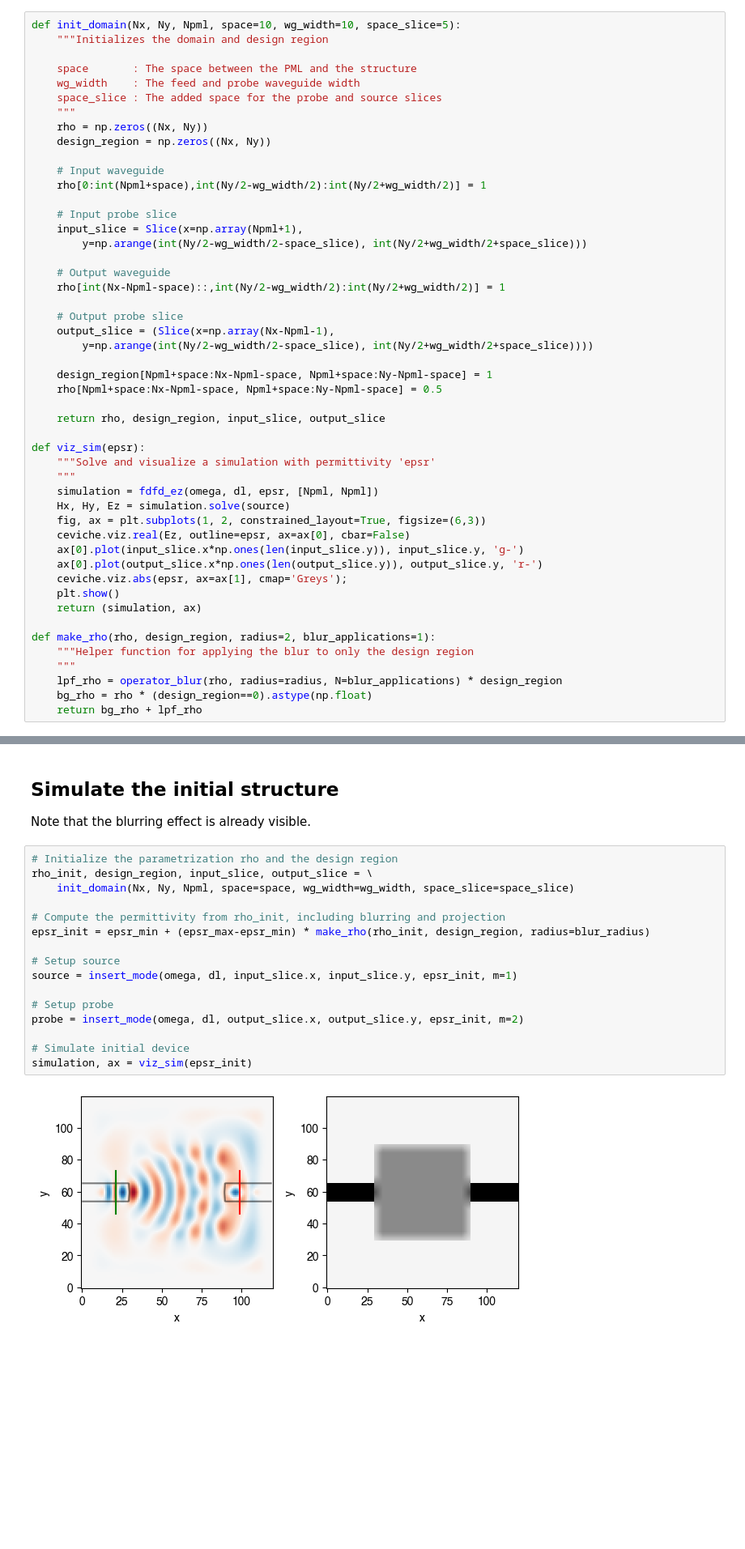
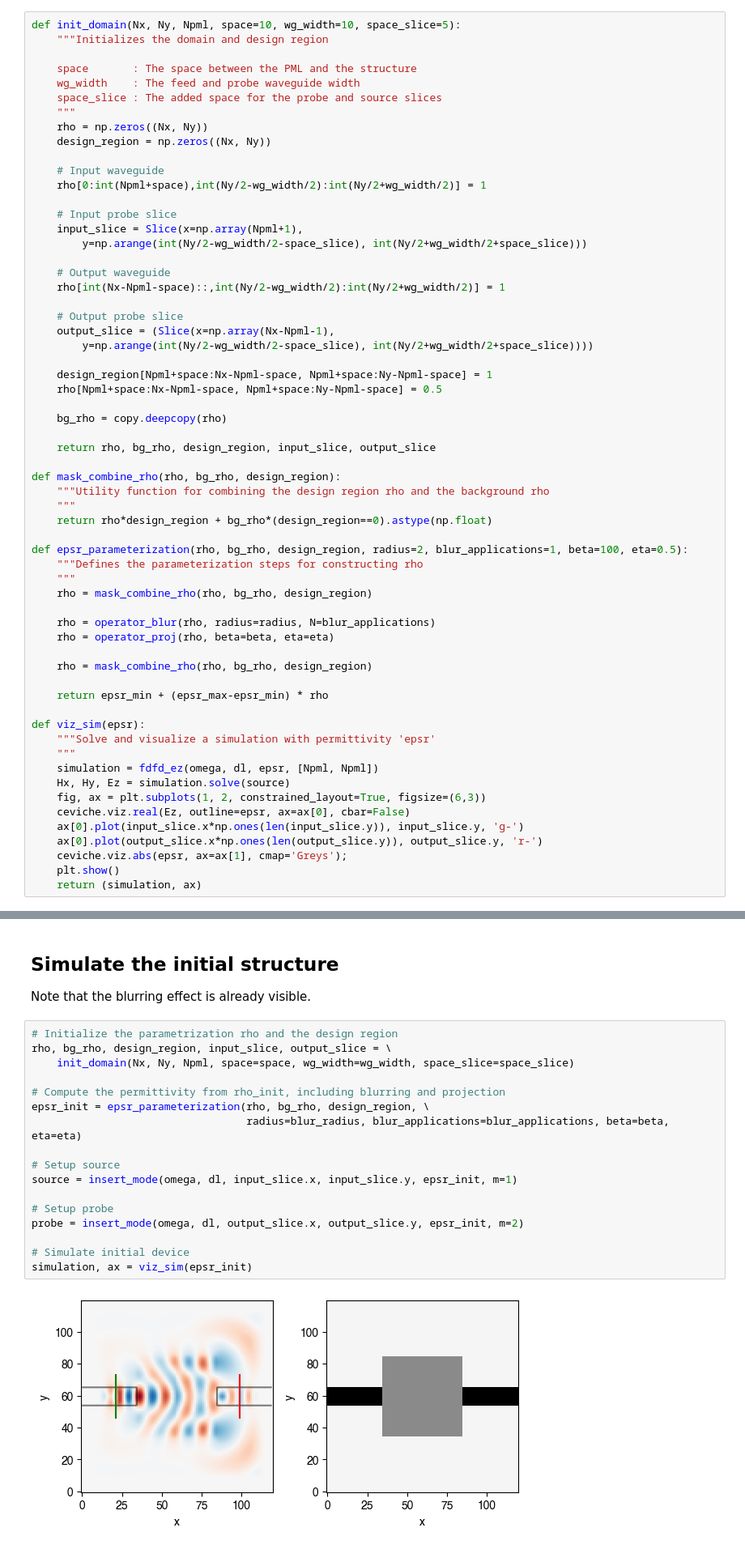
Before and after one commit to fancompute/workshop-invdesign, a Jupyter notebook: 03_Invdes_parameterization.ipynb, the cells around one changed output, grey strips where cells are left out. Shown at 81% size. Cells and saved outputs as stored; diff of their text form; blank space fills up the shorter version.

```diff
--- a/03_Invdes_parameterization.ipynb
+++ b/03_Invdes_parameterization.ipynb
@@ -113,7 +115,26 @@ def init_domain(Nx, Ny, Npml, space=10, wg_width=10, space_slice=5):
     design_region[Npml+space:Nx-Npml-space, Npml+space:Ny-Npml-space] = 1
     rho[Npml+space:Nx-Npml-space, Npml+space:Ny-Npml-space] = 0.5
 
-    return rho, design_region, input_slice, output_slice
+    bg_rho = copy.deepcopy(rho)
+
+    return rho, bg_rho, design_region, input_slice, output_slice
+
+def mask_combine_rho(rho, bg_rho, design_region):
+    """Utility function for combining the design region rho and the background rho
+    """
+    return rho*design_region + bg_rho*(design_region==0).astype(np.float)
+
+def epsr_parameterization(rho, bg_rho, design_region, radius=2, blur_applications=1, beta=100, eta=0.5):
+    """Defines the parameterization steps for constructing rho
+    """
+    rho = mask_combine_rho(rho, bg_rho, design_region)
+
+    rho = operator_blur(rho, radius=radius, N=blur_applications)
+    rho = operator_proj(rho, beta=beta, eta=eta)
+
+    rho = mask_combine_rho(rho, bg_rho, design_region)
+
+    return epsr_min + (epsr_max-epsr_min) * rho
 
 def viz_sim(epsr):
     """Solve and visualize a simulation with permittivity 'epsr'
@@ -127,13 +148,6 @@ def viz_sim(epsr):
     ceviche.viz.abs(epsr, ax=ax[1], cmap='Greys');
     plt.show()
     return (simulation, ax)
-
-def make_rho(rho, design_region, radius=2, blur_applications=1):
-    """Helper function for applying the blur to only the design region
-    """
-    lpf_rho = operator_blur(rho, radius=radius, N=blur_applications) * design_region
-    bg_rho = rho * (design_region==0).astype(np.float)
-    return bg_rho + lpf_rho
 # %% [markdown]
 ## Parameters
 Feel free to explore what happens as you run the optimization with different parameters, especially `blur_radius` and `beta`.
@@ -175,22 +189,23 @@ space_slice=8
 Note that the blurring effect is already visible.
 # %%
 # Initialize the parametrization rho and the design region
-rho_init, design_region, input_slice, output_slice = \
+rho, bg_rho, design_region, input_slice, output_slice = \
     init_domain(Nx, Ny, Npml, space=space, wg_width=wg_width, space_slice=space_slice)
 
 # Compute the permittivity from rho_init, including blurring and projection
-epsr_init = epsr_min + (epsr_max-epsr_min) * make_rho(rho_init, design_region, radius=blur_radius)
+epsr_init = epsr_parameterization(rho, bg_rho, design_region, \
+                                  radius=blur_radius, blur_applications=blur_applications, beta=beta, eta=eta)
 
 # Setup source
 source = insert_mode(omega, dl, input_slice.x, input_slice.y, epsr_init, m=1)
 
 # Setup probe
 probe = insert_mode(omega, dl, output_slice.x, output_slice.y, epsr_init, m=2)
 
 # Simulate initial device
 simulation, ax = viz_sim(epsr_init)
 # %% [output]
-[figure, old version]
+[figure, new version]
 # %% [markdown]
 ## Run the mode converter optimization
 # %%
```
Also changed, not shown: parts of 6 cells of this notebook, 1 other file.
